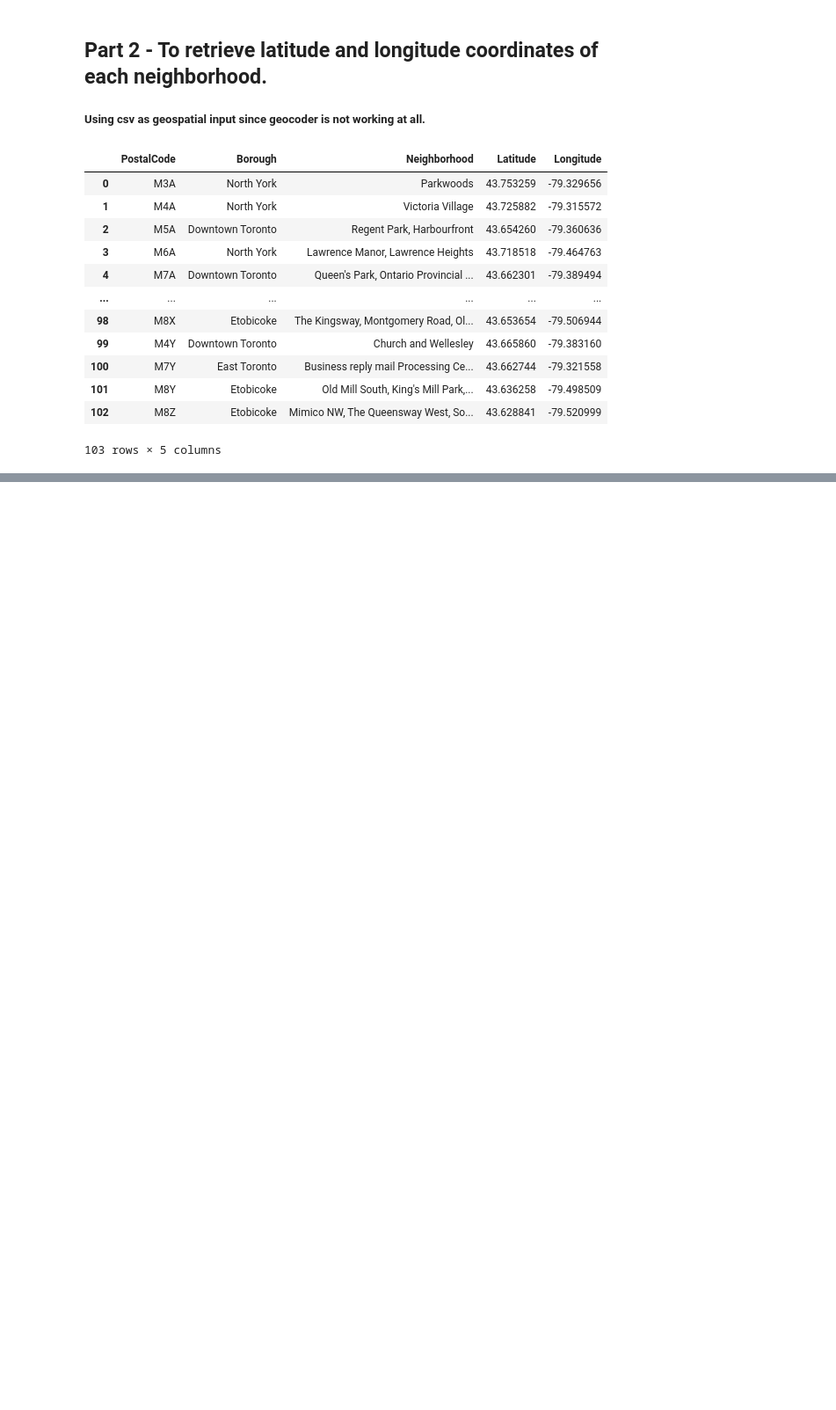
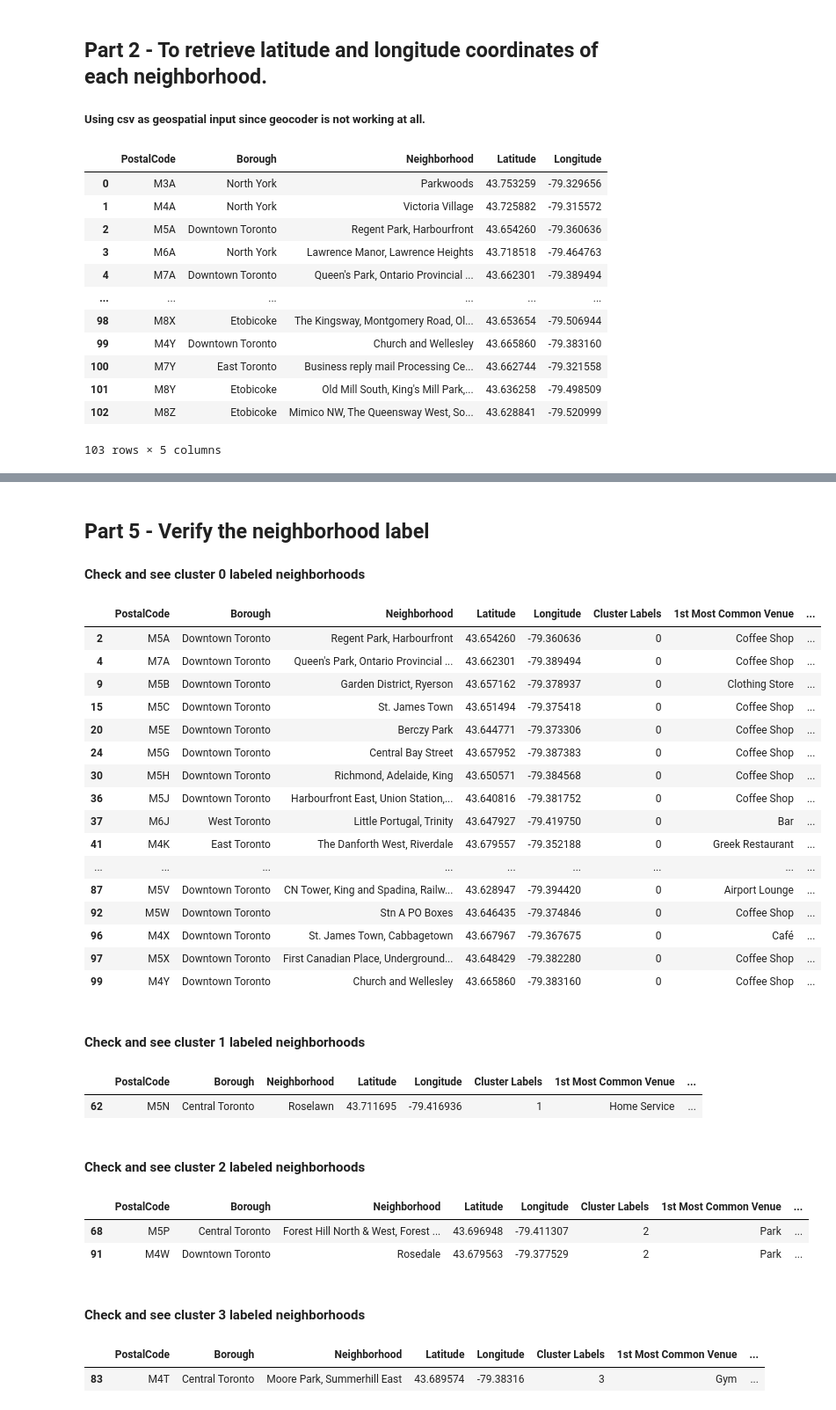
Before and after one commit to mikeejb/Coursera_Capstone, a Jupyter notebook: Segmenting and Clustering Neighborhoods in Toronto.ipynb, the cells around one changed output, grey strips where cells are left out. Shown at 88% size. Saved outputs shown, nothing was run; the diff lists cells and outputs as text; code cells hidden in the pictures; blank space fills up the shorter version.

```diff
--- a/Segmenting and Clustering Neighborhoods in Toronto.ipynb
+++ b/Segmenting and Clustering Neighborhoods in Toronto.ipynb
@@ -76,0 +425,45 @@ toronto_df
+# %% [markdown]
+## Part 5 - Verify the neighborhood label
+#### Check and see cluster 0 labeled neighborhoods
+# %%
+toronto_merged.loc[toronto_merged['Cluster Labels']==0]
+# %% [output]
+|  | PostalCode | Borough | Neighborhood | Latitude | Longitude | Cluster Labels | 1st Most Common Venue | ... |
+| 2 | M5A | Downtown Toronto | Regent Park, Harbourfront | 43.654260 | -79.360636 | 0 | Coffee Shop | ... |
+| 4 | M7A | Downtown Toronto | Queen's Park, Ontario Provincial ... | 43.662301 | -79.389494 | 0 | Coffee Shop | ... |
+| 9 | M5B | Downtown Toronto | Garden District, Ryerson | 43.657162 | -79.378937 | 0 | Clothing Store | ... |
+| 15 | M5C | Downtown Toronto | St. James Town | 43.651494 | -79.375418 | 0 | Coffee Shop | ... |
+| 20 | M5E | Downtown Toronto | Berczy Park | 43.644771 | -79.373306 | 0 | Coffee Shop | ... |
+| 24 | M5G | Downtown Toronto | Central Bay Street | 43.657952 | -79.387383 | 0 | Coffee Shop | ... |
+| 30 | M5H | Downtown Toronto | Richmond, Adelaide, King | 43.650571 | -79.384568 | 0 | Coffee Shop | ... |
+| 36 | M5J | Downtown Toronto | Harbourfront East, Union Station,... | 43.640816 | -79.381752 | 0 | Coffee Shop | ... |
+| 37 | M6J | West Toronto | Little Portugal, Trinity | 43.647927 | -79.419750 | 0 | Bar | ... |
+| 41 | M4K | East Toronto | The Danforth West, Riverdale | 43.679557 | -79.352188 | 0 | Greek Restaurant | ... |
+| ... | ... | ... | ... | ... | ... | ... | ... | ... |
+| 87 | M5V | Downtown Toronto | CN Tower, King and Spadina, Railw... | 43.628947 | -79.394420 | 0 | Airport Lounge | ... |
+| 92 | M5W | Downtown Toronto | Stn A PO Boxes | 43.646435 | -79.374846 | 0 | Coffee Shop | ... |
+| 96 | M4X | Downtown Toronto | St. James Town, Cabbagetown | 43.667967 | -79.367675 | 0 | Café | ... |
+| 97 | M5X | Downtown Toronto | First Canadian Place, Underground... | 43.648429 | -79.382280 | 0 | Coffee Shop | ... |
+| 99 | M4Y | Downtown Toronto | Church and Wellesley | 43.665860 | -79.383160 | 0 | Coffee Shop | ... |
+# %% [markdown]
+#### Check and see cluster 1 labeled neighborhoods
+# %%
+toronto_merged.loc[toronto_merged['Cluster Labels']==1]
+# %% [output]
+|  | PostalCode | Borough | Neighborhood | Latitude | Longitude | Cluster Labels | 1st Most Common Venue | ... |
+| 62 | M5N | Central Toronto | Roselawn | 43.711695 | -79.416936 | 1 | Home Service | ... |
+# %% [markdown]
+#### Check and see cluster 2 labeled neighborhoods
+# %%
+toronto_merged.loc[toronto_merged['Cluster Labels']==2]
+# %% [output]
+|  | PostalCode | Borough | Neighborhood | Latitude | Longitude | Cluster Labels | 1st Most Common Venue | ... |
+| 68 | M5P | Central Toronto | Forest Hill North & West, Forest ... | 43.696948 | -79.411307 | 2 | Park | ... |
+| 91 | M4W | Downtown Toronto | Rosedale | 43.679563 | -79.377529 | 2 | Park | ... |
+# %% [markdown]
+#### Check and see cluster 3 labeled neighborhoods
+# %%
+toronto_merged.loc[toronto_merged['Cluster Labels']==3]
+# %% [output]
+|  | PostalCode | Borough | Neighborhood | Latitude | Longitude | Cluster Labels | 1st Most Common Venue | ... |
+| 83 | M4T | Central Toronto | Moore Park, Summerhill East | 43.689574 | -79.38316 | 3 | Gym | ... |
```
Also changed, not shown: parts of 30 cells of this notebook.
